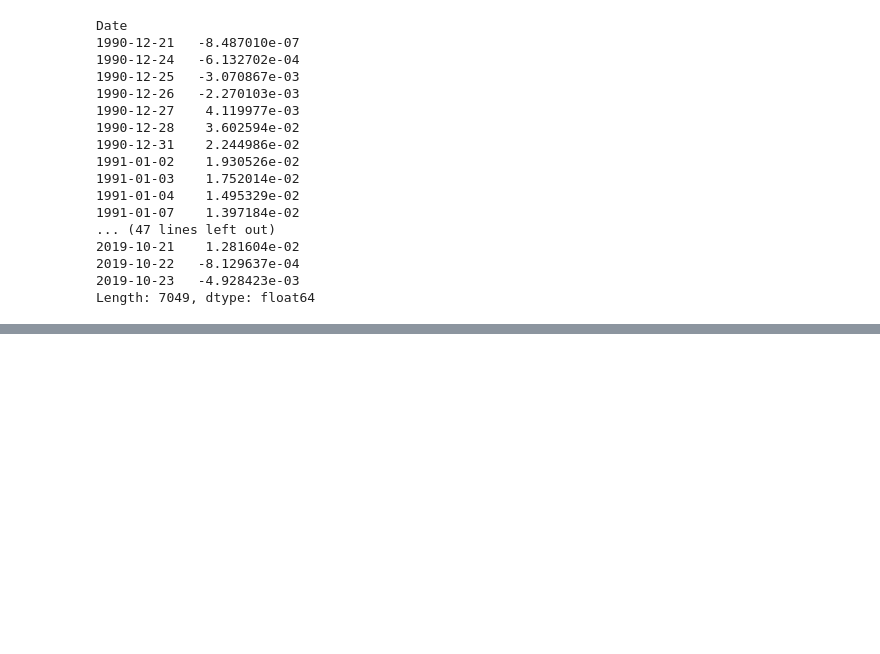
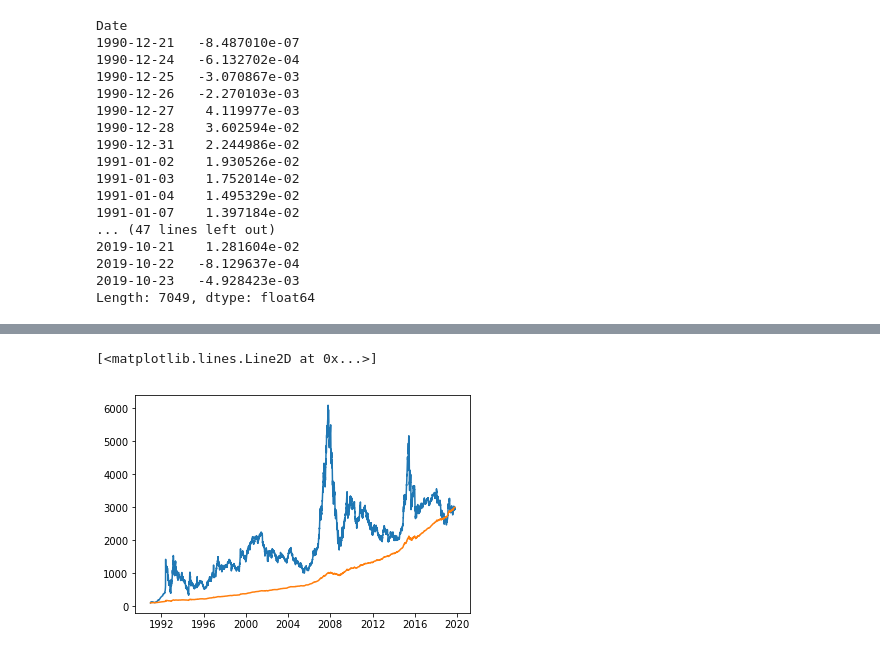
Before and after one commit to feigeZzzz/feigeZzzz_TimeSerise, a Jupyter notebook: TimeSeriesinArima.ipynb, the cells around one changed output, grey strips where cells are left out. Saved outputs shown, nothing was run; the diff lists cells and outputs as text; code cells hidden in the pictures; blank space fills up the shorter version.

```diff
--- a/TimeSeriesinArima.ipynb
+++ b/TimeSeriesinArima.ipynb
@@ -360,0 +448,8 @@ Name: ClosePrice, Length: 7051, dtype: float64
+# %%
+dataset_predict_A_cumsum = dataset_predict_A.cumsum()
+# %%
+dataset_predict_B = pd.Series(dataset_closePrice_log.iloc[0], index=dataset_closePrice_log.index)
+# %%
+data_predict = dataset_predict_B.add(dataset_predict_A_cumsum, fill_value=0)
+# %%
+data_predict = np.exp(data_predict).copy()
@@ -360,0 +476,6 @@ Name: ClosePrice, Length: 7051, dtype: float64
+# %%
+plt.plot(dataset_closePrice)
+plt.plot(data_predict)
+# %% [output]
+[<matplotlib.lines.Line2D at 0x...>]
+[figure, added]
```
Also changed, not shown: parts of 30 cells of this notebook.
